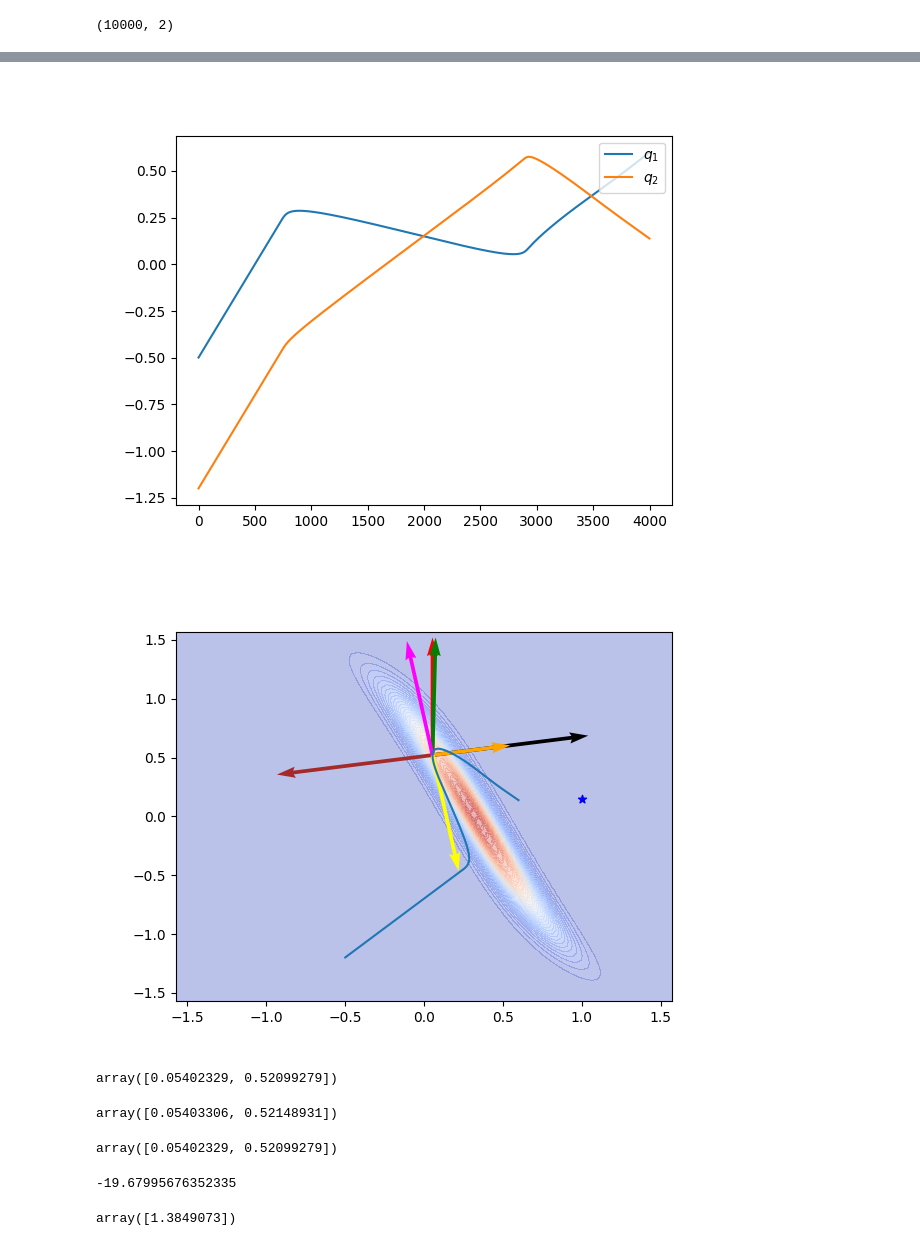
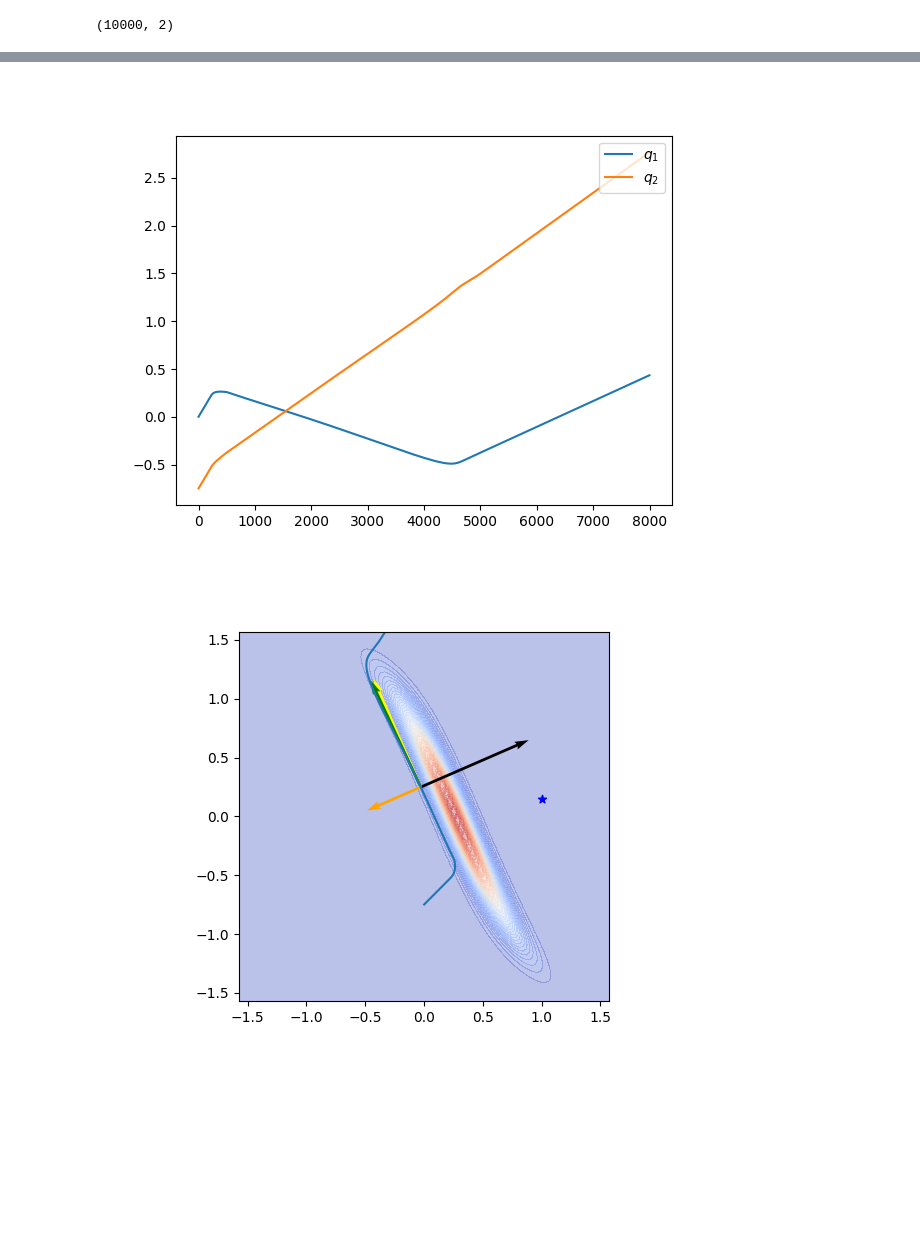
Before and after one commit to Bbosc/GDSOA, a Jupyter notebook: main.ipynb, the cells around one changed output, grey strips where cells are left out. Cells and saved outputs as stored; diff of their text form; code cells hidden in the pictures; blank space fills up the shorter version.

```diff
--- a/main.ipynb
+++ b/main.ipynb
@@ -18,7 +18,7 @@ config_attractor = np.array([1., 0.15])
 
 # Embedding parameters
 # x = torch.tensor([[-0.5], [0.8], [0.]])
-x = np.array([[-0.6], [1.8], [0.]])[np.newaxis, :]
+x = np.array([[-0.5], [1.8], [0.]])[np.newaxis, :]
 
 fk = ForwardKinematic(urdf_file='2_joints_arm.urdf')
 
@@ -28,15 +28,15 @@ e = Embedding(dimension=2, x=x.repeat(1, 0), fk=fk, limits=joint_limits)
 ds = DynamicalSystem(stiffness=K, dissipation=D, attractor=config_attractor, embedding=e, dt=0.01)
 # %%
 # start = np.array([-0.55, 0.85])
-# start = np.array([0.25, -1.5])
-start = np.array([-0.5, -1.2])
+start = np.array([0., -0.75])
+# start = np.array([-0.5, -1.2])
 # initial_speed = np.array([0.1, 0.2])
 initial_speed = np.array([0.1, 0.1])
 q = start
 dq = initial_speed
 positions = []
 frequencies = []
-for i in range(0,4000):
+for i in range(0,8000):
     start1 = time.time()
     q, dq = ds(q, dq)
     positions.append(q)
@@ -224,60 +194,37 @@ plt.plot(range(x.shape[0]), x[:, 1], label=r'$q_2$')
 plt.legend(loc='upper right')
 plt.show()
 # %% [output]
-[figure, old version]
+[figure, new version]
 # %%
-pos = 2800
+pos = 2000
 
 psi = np.stack(ds.embedding_logger)
 grad =np.stack(ds.gradient_logger)
 hess = np.stack(ds.hessian_logger)
 
-values, vectors = np.linalg.eigh(metric[pos])
-u = vectors[0] * np.dot(dx[pos], vectors[0])/np.linalg.norm(vectors[0])
+gradient = grad[pos].squeeze()
+u = gradient * np.dot(ddx[pos], gradient)/np.linalg.norm(gradient)
 
 
 %matplotlib widget
-plt.figure()
-plt.contourf(x1, x2, z, cmap=cm.coolwarm, alpha=0.35, levels=50)
-plt.scatter(config_attractor[0], config_attractor[1], label='attractor', marker='*', c='b')
-plt.quiver(ps[pos, 0], ps[pos, 1], grad[pos, :, 0], grad[pos, :, 1], angles='xy', scale_units='xy', scale=np.linalg.norm(grad[pos, :]), color='black')
-plt.quiver(ps[pos, 0], ps[pos, 1], psi[pos, :, 0], psi[pos, :, 1], angles='xy', scale_units='xy', scale=np.linalg.norm(psi[pos, :]), color='red')
-plt.quiver(ps[pos, 0], ps[pos, 1], dx[pos, 0], dx[pos, 1], angles='xy', scale_units='xy', scale=np.linalg.norm(dx[pos, :]), color='green')
-plt.quiver(ps[pos, 0], ps[pos, 1], ddx[pos, 0], ddx[pos, 1], angles='xy', scale_units='xy', scale=2*np.linalg.norm(ddx[pos, :]), color='orange')
-plt.quiver(ps[pos, 0], ps[pos, 1], vectors[1][0], vectors[1][1], angles='xy', scale_units='xy', scale=np.linalg.norm(vectors[1]), color='brown')
-plt.quiver(ps[pos, 0], ps[pos, 1], vectors[0][0], vectors[0][1], angles='xy', scale_units='xy', scale=np.linalg.norm(vectors[0]), color='yellow')
-plt.quiver(ps[pos, 0], ps[pos, 1], u[0], u[1], angles='xy', scale_units='xy', scale=np.linalg.norm(dx[pos]), color='magenta')
+fig = plt.figure()
+ax = fig.add_subplot()
+ax.contourf(x1, x2, z, cmap=cm.coolwarm, alpha=0.35, levels=50)
+ax.scatter(config_attractor[0], config_attractor[1], label='attractor', marker='*', c='b')
+ax.quiver(ps[pos, 0], ps[pos, 1], grad[pos, :, 0], grad[pos, :, 1], angles='xy', scale_units='xy', scale=np.linalg.norm(grad[pos, :]), color='black')
+ax.quiver(ps[pos, 0], ps[pos, 1], -grad[pos, :, 1], grad[pos, :, 0], angles='xy', scale_units='xy', scale=np.linalg.norm(grad[pos, :]), color='yellow')
+# plt.quiver(ps[pos, 0], ps[pos, 1], psi[pos, :, 0], psi[pos, :, 1], angles='xy', scale_units='xy', scale=np.linalg.norm(psi[pos, :]), color='red')
+ax.quiver(ps[pos, 0], ps[pos, 1], dx[pos, 0], dx[pos, 1], angles='xy', scale_units='xy', scale=np.linalg.norm(dx[pos, :]), color='green')
+ax.quiver(ps[pos, 0], ps[pos, 1], ddx[pos, 0], ddx[pos, 1], angles='xy', scale_units='xy', scale=2*np.linalg.norm(ddx[pos, :]), color='orange')
+# ax.quiver(ps[pos, 0], ps[pos, 1], u[0], u[1], angles='xy', scale_units='xy', scale=np.linalg.norm(dx[pos]), color='magenta')
 
-plt.plot(ps[:, 0], ps[:, 1])
+ax.plot(ps[:, 0], ps[:, 1])
 eps = 0.1
 # plt.xlim([-eps+ps[pos, 0], ps[pos, 0] + eps])
 # plt.ylim([-eps+ps[pos, 1], ps[pos, 1] + eps])
-plt.xlim([x1.min(), x1.max()])
-plt.ylim([x2.min(), x2.max()])
+ax.set_xlim([x1.min(), x1.max()])
+ax.set_ylim([x2.min(), x2.max()])
+ax.set_aspect('equal')
 plt.show()
 # %% [output]
-[figure, old version]
+[figure, new version]
-# %%
-ps[pos]
-# %% [output]
-array([0.05402329, 0.52099279])
-# %%
-x[pos] + dx[pos] * 0.01
-# %% [output]
-array([0.05403306, 0.52148931])
-# %%
-x[pos]
-# %% [output]
-array([0.05402329, 0.52099279])
-# %%
-np.dot(vectors[1], grad[pos].squeeze())
-# %% [output]
--19.67995676352335
-# %%
-def angles(u, v):
-  #using the arccos function from numpy
-  return np.arccos(u.dot(v)/(np.linalg.norm(u)*np.linalg.norm(v)))
-
-angles(grad[pos], dx[pos].squeeze())
-# %% [output]
-array([1.3849073])
```
Also changed, not shown: parts of 19 cells of this notebook, 1 other file.
